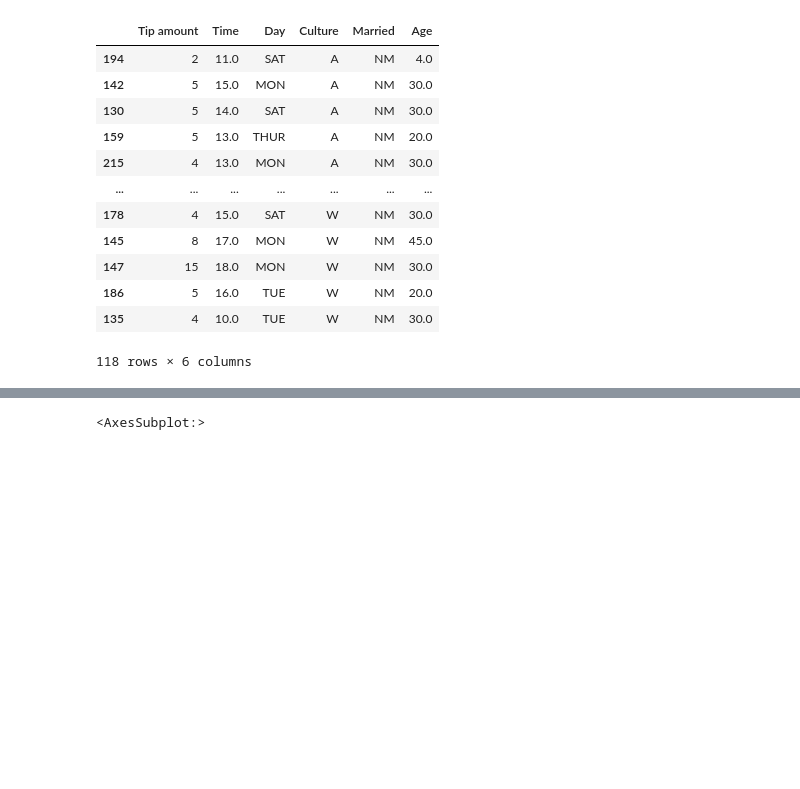
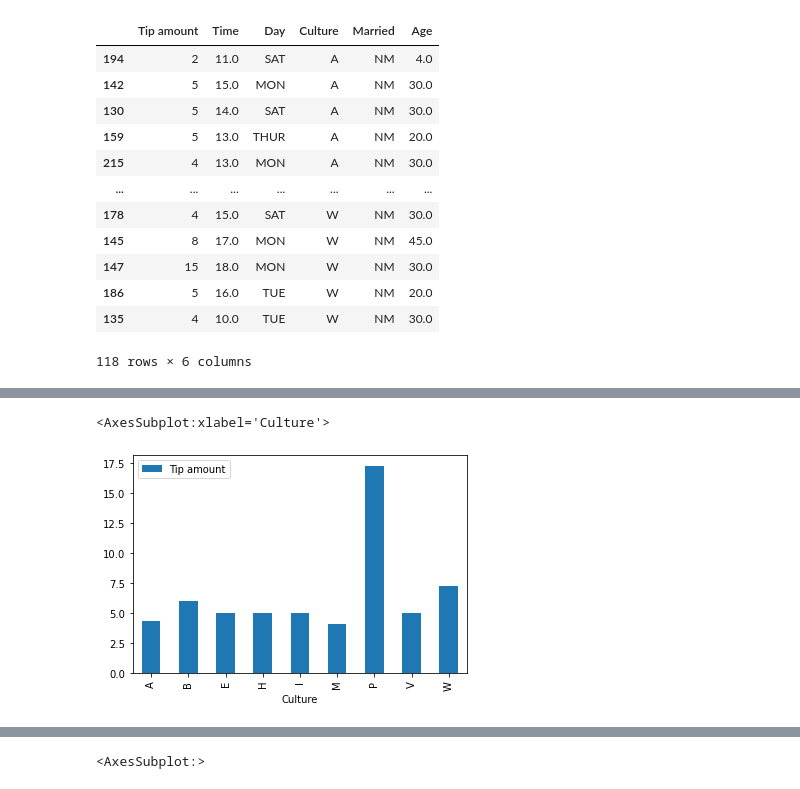
Before and after one commit to jacmac2812/DataScience, a Jupyter notebook: Assignment 2/Assignment 2.ipynb, the cells around one changed output, grey strips where cells are left out. Saved outputs shown, nothing was run; the diff lists cells and outputs as text; code cells hidden in the pictures; blank space fills up the shorter version.

```diff
--- a/Assignment 2/Assignment 2.ipynb
+++ b/Assignment 2/Assignment 2.ipynb
@@ -293,0 +310,3 @@ df.sort_values('Culture')
+# %%
+dfCult = df.loc[:, ['Tip amount', 'Culture']]
+dfCult
@@ -294,2 +327,7 @@ df.sort_values('Culture')
+# %%
+dfCult.groupby('Culture').mean().plot(kind='bar')
+# %% [output]
+<AxesSubplot:xlabel='Culture'>
+[figure, added]
 # %%
 df.groupby('Culture').mean().plot(kind='bar')
```
Also changed, not shown: parts of 4 cells of this notebook, 2 other files.
